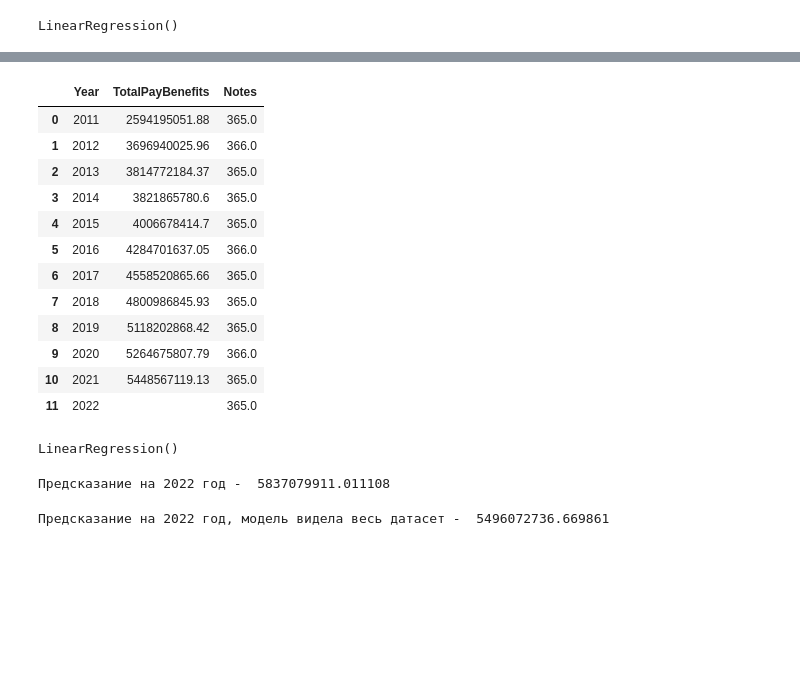
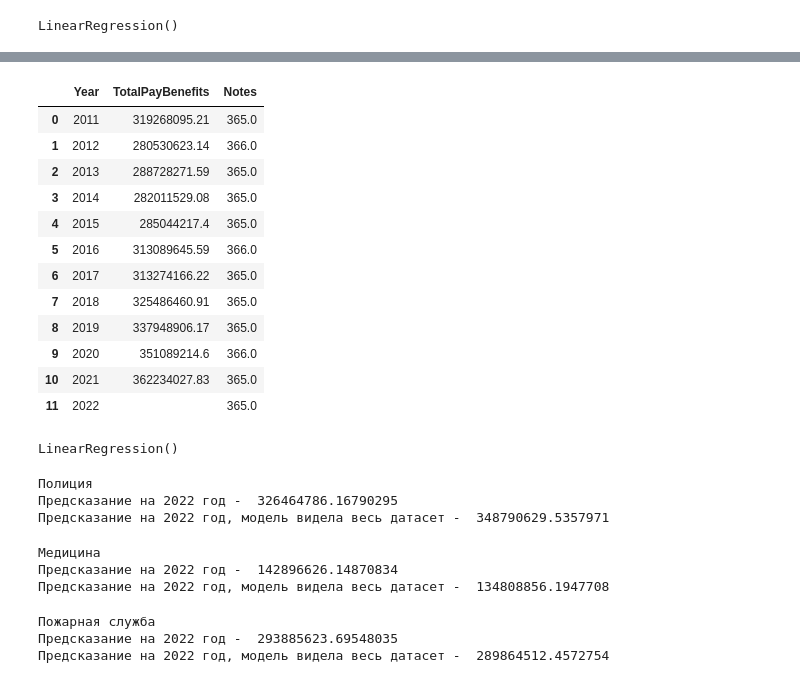
Before and after one commit to EvgenyBelov78/DA1, a Jupyter notebook: Salaries_in_SF.ipynb, the cells around one changed output, grey strips where cells are left out. Saved outputs shown, nothing was run; the diff lists cells and outputs as text; code cells hidden in the pictures; blank space fills up the shorter version.

```diff
--- a/Salaries_in_SF.ipynb
+++ b/Salaries_in_SF.ipynb
@@ -922,0 +961,6 @@ df_lin.drop('TotalPay',axis=1,inplace=True)
+# %%
+df_linp.drop('BasePay',axis=1,inplace=True)
+df_linp.drop('OvertimePay',axis=1,inplace=True)
+df_linp.drop('OtherPay',axis=1,inplace=True)
+df_linp.drop('Benefits',axis=1,inplace=True)
+df_linp.drop('TotalPay',axis=1,inplace=True)
@@ -950,5 +1049,5 @@ print('Ошибка на Test',round(mean_absolute_error(y_test, lr.predict(X_te
 # %%
-df_lin2 = df_lin.tail(1).copy()
+df_lin2 = df_linp.tail(1).copy()
 df_lin2.reset_index( inplace = True , drop=True)
 # %%
 df_lin2['TotalPayBenefits']=''
@@ -961,20 +1055,0 @@ df_lin=pd.concat([df_lin,df_lin2], ignore_index=True)
-# %%
-df_lin
-# %% [output]
-|  | Year | TotalPayBenefits | Notes |
-| 0 | 2011 | 2594195051.88 | 365.0 |
-| 1 | 2012 | 3696940025.96 | 366.0 |
-| 2 | 2013 | 3814772184.37 | 365.0 |
-| 3 | 2014 | 3821865780.6 | 365.0 |
-| 4 | 2015 | 4006678414.7 | 365.0 |
-| 5 | 2016 | 4284701637.05 | 366.0 |
-| 6 | 2017 | 4558520865.66 | 365.0 |
-| 7 | 2018 | 4800986845.93 | 365.0 |
-| 8 | 2019 | 5118202868.42 | 365.0 |
-| 9 | 2020 | 5264675807.79 | 366.0 |
-| 10 | 2021 | 5448567119.13 | 365.0 |
-| 11 | 2022 |  | 365.0 |
-# %%
-lr_full.fit(df_lin_copy.drop('TotalPayBenefits',axis=1),df_lin_copy.TotalPayBenefits)
-# %% [output]
-LinearRegression()
@@ -981,8 +1060,50 @@ LinearRegression()
+# %%
+df_linp=pd.concat([df_linp,df_lin2], ignore_index=True)
+df_linf=pd.concat([df_linf,df_lin2], ignore_index=True)
+df_linm=pd.concat([df_linm,df_lin2], ignore_index=True)
+# %%
+df_linp
+# %% [output]
+|  | Year | TotalPayBenefits | Notes |
+| 0 | 2011 | 319268095.21 | 365.0 |
+| 1 | 2012 | 280530623.14 | 366.0 |
+| 2 | 2013 | 288728271.59 | 365.0 |
+| 3 | 2014 | 282011529.08 | 365.0 |
+| 4 | 2015 | 285044217.4 | 365.0 |
+| 5 | 2016 | 313089645.59 | 366.0 |
+| 6 | 2017 | 313274166.22 | 365.0 |
+| 7 | 2018 | 325486460.91 | 365.0 |
+| 8 | 2019 | 337948906.17 | 365.0 |
+| 9 | 2020 | 351089214.6 | 366.0 |
+| 10 | 2021 | 362234027.83 | 365.0 |
+| 11 | 2022 |  | 365.0 |
+# %%
+lr_fullp.fit(df_lin_copyp.drop('TotalPayBenefits',axis=1),df_lin_copyp.TotalPayBenefits)
+lr_fullm.fit(df_lin_copym.drop('TotalPayBenefits',axis=1),df_lin_copym.TotalPayBenefits)
+lr_fullf.fit(df_lin_copyf.drop('TotalPayBenefits',axis=1),df_lin_copyf.TotalPayBenefits)
+# %% [output]
+LinearRegression()
 # %%
-print('Предсказание на 2022 год - ',lr.predict(df_lin.drop('TotalPayBenefits',axis=1).tail(1))[0])
+print('Полиция')
+print('Предсказание на 2022 год - ',lrp.predict(df_linp.drop('TotalPayBenefits',axis=1).tail(1))[0])
+print('Предсказание на 2022 год, модель видела весь датасет - ',lr_fullp.predict(df_lin_copyp.drop('TotalPayBenefits',axis=1).tail(1))[0])
 # %% [output]
-Предсказание на 2022 год -  5837079911.011108
+Полиция
+Предсказание на 2022 год -  326464786.16790295
+Предсказание на 2022 год, модель видела весь датасет -  348790629.5357971
 # %%
-print('Предсказание на 2022 год, модель видела весь датасет - ',lr_full.predict(df_lin_copy.drop('TotalPayBenefits',axis=1).tail(1))[0])
+print('Медицина')
+print('Предсказание на 2022 год - ',lrm.predict(df_linm.drop('TotalPayBenefits',axis=1).tail(1))[0])
+print('Предсказание на 2022 год, модель видела весь датасет - ',lr_fullm.predict(df_lin_copym.drop('TotalPayBenefits',axis=1).tail(1))[0])
 # %% [output]
-Предсказание на 2022 год, модель видела весь датасет -  5496072736.669861
+Медицина
+Предсказание на 2022 год -  142896626.14870834
+Предсказание на 2022 год, модель видела весь датасет -  134808856.1947708
+# %%
+print('Пожарная служба')
+print('Предсказание на 2022 год - ',lrf.predict(df_linf.drop('TotalPayBenefits',axis=1).tail(1))[0])
+print('Предсказание на 2022 год, модель видела весь датасет - ',lr_fullf.predict(df_lin_copyf.drop('TotalPayBenefits',axis=1).tail(1))[0])
+# %% [output]
+Пожарная служба
+Предсказание на 2022 год -  293885623.69548035
+Предсказание на 2022 год, модель видела весь датасет -  289864512.4572754
```
Also changed, not shown: parts of 36 cells of this notebook.
